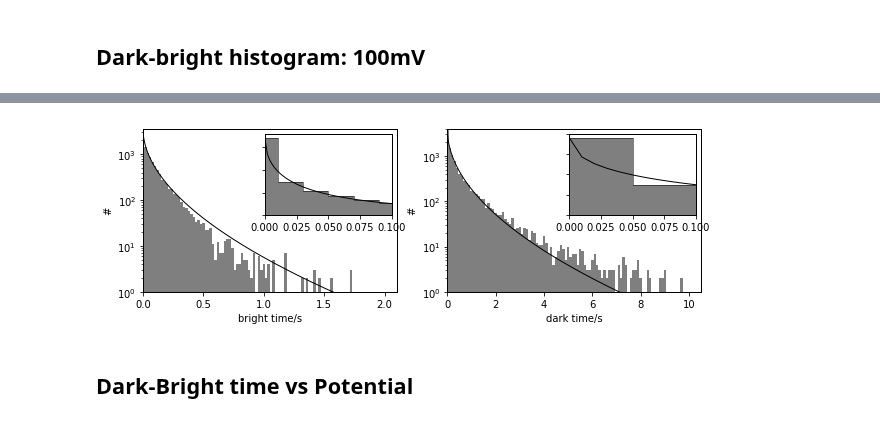
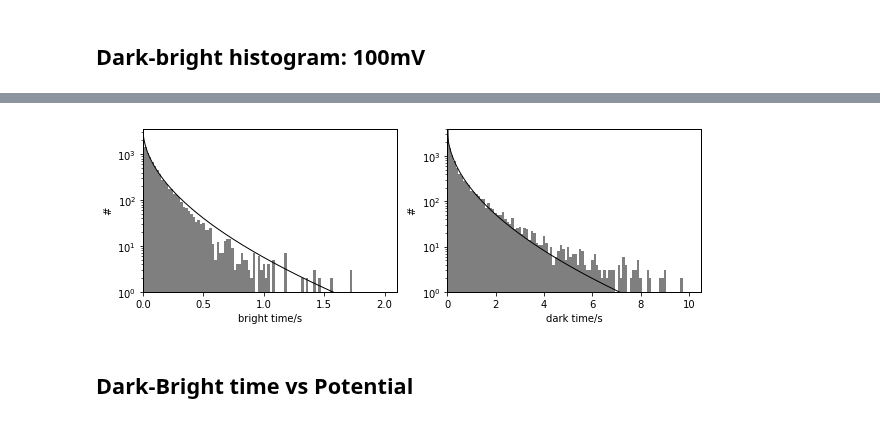
Before and after one commit to biswajitSM/Azurin_SM_repo, a Jupyter notebook: Manuscript/Figure_AT647N/Figure_AzATTO647N.ipynb, the cells around one changed output, grey strips where cells are left out. Drawn from its saved outputs; the diff is of its cells as text; code cells hidden in the pictures.

```diff
--- a/Manuscript/Figure_AT647N/Figure_AzATTO647N.ipynb
+++ b/Manuscript/Figure_AT647N/Figure_AzATTO647N.ipynb
@@ -322,6 +289,45 @@ df_avg
+# %%
+os.chdir(parentdir)
+file_save = BrightDarkValuesAll(folderlist=S130d02MAr18_all, pars = (1, 0.01, 0.99, 2), FileToSave = 'S130d02MAr18_all_0.01_0.99.xlsx', Rewrite=False)
+# file_save = BrightDarkValuesAll(folderlist=S130d02MAr18_all, pars = (1, 0.1, 0.9, 2), FileToSave = 'S130d02MAr18_all_0.1_0.9.xlsx', Rewrite=False)
+# file_save = BrightDarkValuesAll(folderlist=allfolders, pars = (1, 0.01, 0.99, 2), FileToSave = 'allfolders_0.01_0.99.xlsx', Rewrite=False)
+# file_save = BrightDarkValuesAll(folderlist=allfolders, pars = (1, 0.1, 0.9, 2), FileToSave = 'allfolders_0.1_0.9.xlsx', Rewrite=False)
+
+
+df_avg = pd.read_excel(file_save, sheet_name='Average')
+potential_list = df_avg['Potential'].values
+tonav_update = df_avg['average bright time'].values
+tonstd_update = df_avg['std bright time'].values
+# toffav_update = df_avg['avergae dark time'].values
+# toffstd_update = df_avg['std dark time'].values
+FeCN_oxd = df_avg['FeCN_oxd'].values
+FeCN_red = df_avg['FeCN_red'].values
+# # bright and dark times histogram
+df_bright = pd.read_excel(file_save, sheet_name='BrightTimes')
+df_dark = pd.read_excel(file_save, sheet_name='DarkTimes')
+ontimes = df_bright['100mV'].dropna().values
+# offtimes = df_dark['100mV'].dropna().values
+# df_avg
+
+file_save = BrightDarkValuesAll(folderlist=S130d02MAr18_all, pars = (1, 0.1, 0.9, 2), FileToSave = 'S130d02MAr18_all_0.1_0.9.xlsx', Rewrite=False)
+df_avg = pd.read_excel(file_save, sheet_name='Average')
+potential_list = df_avg['Potential'].values
+# tonav_update = df_avg['average bright time'].values
+# tonstd_update = df_avg['std bright time'].values
+toffav_update = df_avg['avergae dark time'].values
+toffstd_update = df_avg['std dark time'].values
+FeCN_oxd = df_avg['FeCN_oxd'].values
+FeCN_red = df_avg['FeCN_red'].values
+# # bright and dark times histogram
+df_bright = pd.read_excel(file_save, sheet_name='BrightTimes')
+df_dark = pd.read_excel(file_save, sheet_name='DarkTimes')
+# ontimes = df_bright['100mV'].dropna().values
+offtimes = df_dark['100mV'].dropna().values
+# df_avg
 # %% [markdown]
 ## Dark-bright histogram: 100mV
 # %%
+from LongTraceAnalysis import waitime_hist_inset, streched_exp
 # bright and dark times histogram
 potential = 100
 df_bright = pd.read_excel(file_save, sheet_name='BrightTimes')
@@ -334,9 +340,9 @@ nrows=1;ncols=2;
 ax00 = plt.subplot2grid((nrows, ncols),(0,0))
 ax01 = plt.subplot2grid((nrows, ncols),(0,1))
 waitime_hist_inset(ontimes[1:], ax00, bins=100, binrange=[0,2], insetrange=[0, 0.1],
-                   fit_func=streched_exp,xlabel='t_ons');
+                   fit_func=streched_exp,PlotInset=False);
 waitime_hist_inset(offtimes, ax01, bins=100, binrange=[0,10], insetrange=[0, 0.1],
-                   fit_func=streched_exp,xlabel='t_offs');
+                   fit_func=streched_exp,PlotInset=False);
 ax00.set_xlabel('bright time/s')
 ax00.set_ylabel('#')
 ax01.set_xlabel('dark time/s')
@@ -350,4 +356,4 @@ k1:8.78798833783
-[figure, old version]
+[figure, new version]
 # %% [markdown]
 ## Dark-Bright time vs Potential
 # %%
```
Also changed, not shown: parts of 20 cells of this notebook, 24 other files.
